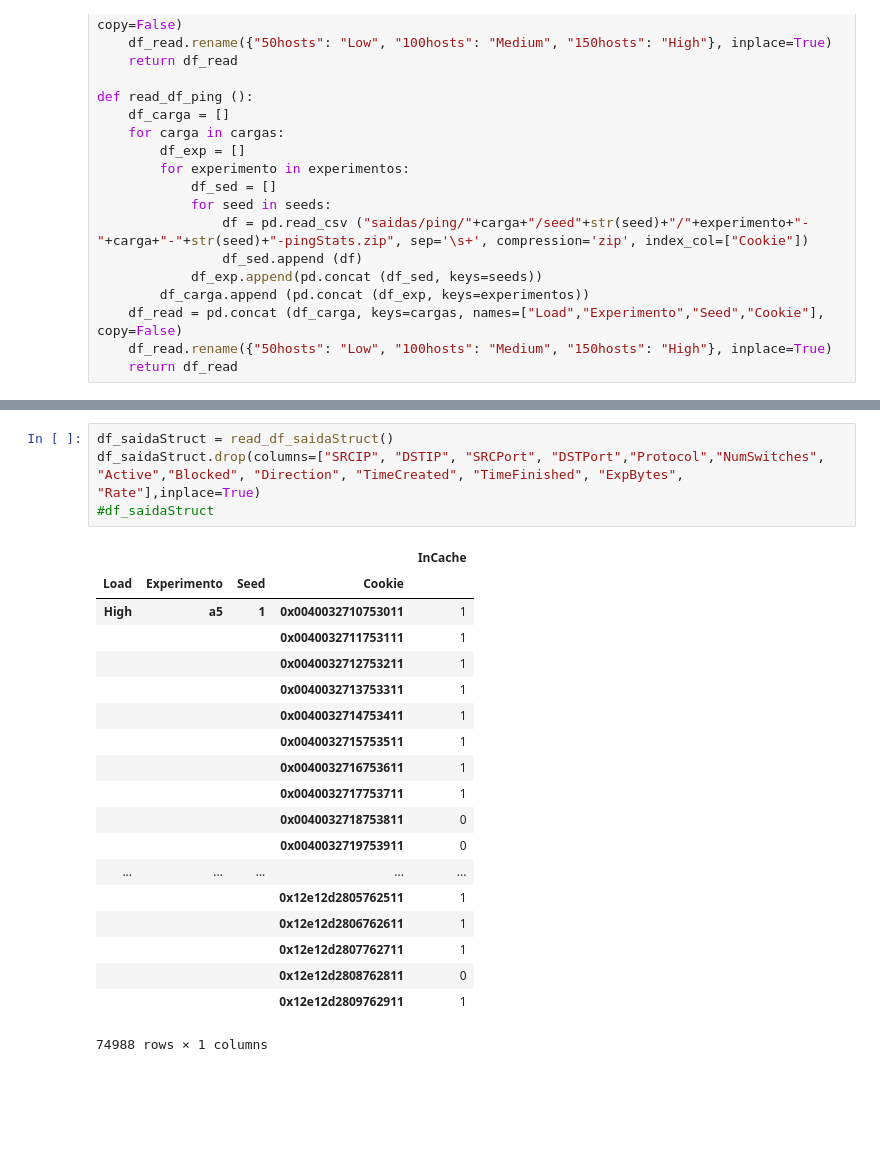
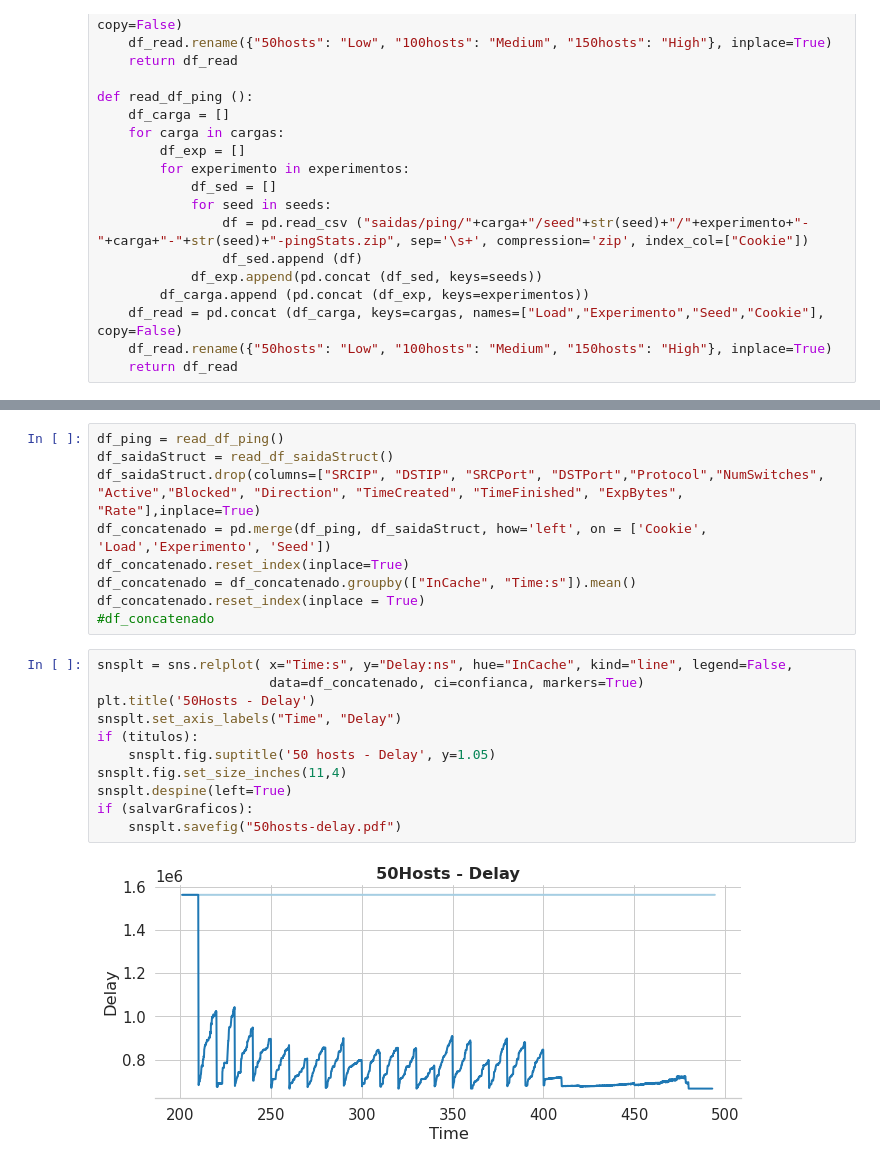
Before and after one commit to pedrobellotti/iperftestes, a Jupyter notebook: Simulacao/NovoArtigo/analisePingNovo.ipynb, the cells around one changed output, grey strips where cells are left out. Saved outputs shown, nothing was run; the diff lists cells and outputs as text; blank space fills up the shorter version.

```diff
--- a/Simulacao/NovoArtigo/analisePingNovo.ipynb
+++ b/Simulacao/NovoArtigo/analisePingNovo.ipynb
@@ -128,24 +102,22 @@ df_ping = read_df_ping()
 # %%
+df_ping = read_df_ping()
 df_saidaStruct = read_df_saidaStruct()
 df_saidaStruct.drop(columns=["SRCIP", "DSTIP", "SRCPort", "DSTPort","Protocol","NumSwitches", "Active","Blocked", "Direction", "TimeCreated", "TimeFinished", "ExpBytes", "Rate"],inplace=True)
-#df_saidaStruct
+df_concatenado = pd.merge(df_ping, df_saidaStruct, how='left', on = ['Cookie', 'Load','Experimento', 'Seed'])
+df_concatenado.reset_index(inplace=True)
+df_concatenado = df_concatenado.groupby(["InCache", "Time:s"]).mean()
+df_concatenado.reset_index(inplace = True)
+#df_concatenado
-# %% [output]
-|  |  |  |  | InCache |
-| Load | Experimento | Seed | Cookie |  |
-| High | a5 | 1 | 0x0040032710753011 | 1 |
-|  |  |  | 0x0040032711753111 | 1 |
-|  |  |  | 0x0040032712753211 | 1 |
-|  |  |  | 0x0040032713753311 | 1 |
-|  |  |  | 0x0040032714753411 | 1 |
-|  |  |  | 0x0040032715753511 | 1 |
-|  |  |  | 0x0040032716753611 | 1 |
-|  |  |  | 0x0040032717753711 | 1 |
-|  |  |  | 0x0040032718753811 | 0 |
-|  |  |  | 0x0040032719753911 | 0 |
-| ... | ... | ... | ... | ... |
-|  |  |  | 0x12e12d2805762511 | 1 |
-|  |  |  | 0x12e12d2806762611 | 1 |
-|  |  |  | 0x12e12d2807762711 | 1 |
-|  |  |  | 0x12e12d2808762811 | 0 |
-|  |  |  | 0x12e12d2809762911 | 1 |
-74988 rows × 1 columns
+# %%
+snsplt = sns.relplot( x="Time:s", y="Delay:ns", hue="InCache", kind="line", legend=False,
+                      data=df_concatenado, ci=confianca, markers=True)
+plt.title('50Hosts - Delay')
+snsplt.set_axis_labels("Time", "Delay")
+if (titulos):
+    snsplt.fig.suptitle('50 hosts - Delay', y=1.05)
+snsplt.fig.set_size_inches(11,4)
+snsplt.despine(left=True)
+if (salvarGraficos):
+    snsplt.savefig("50hosts-delay.pdf")
+# %% [output]
+[figure, added]
```
Also changed, not shown: parts of 12 cells of this notebook, 3 other files.
